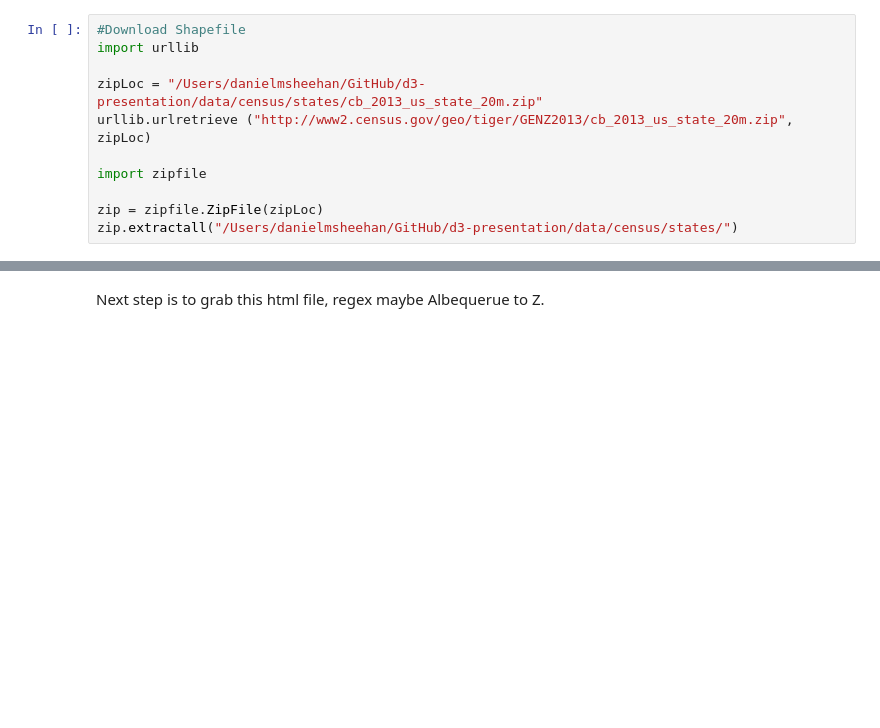
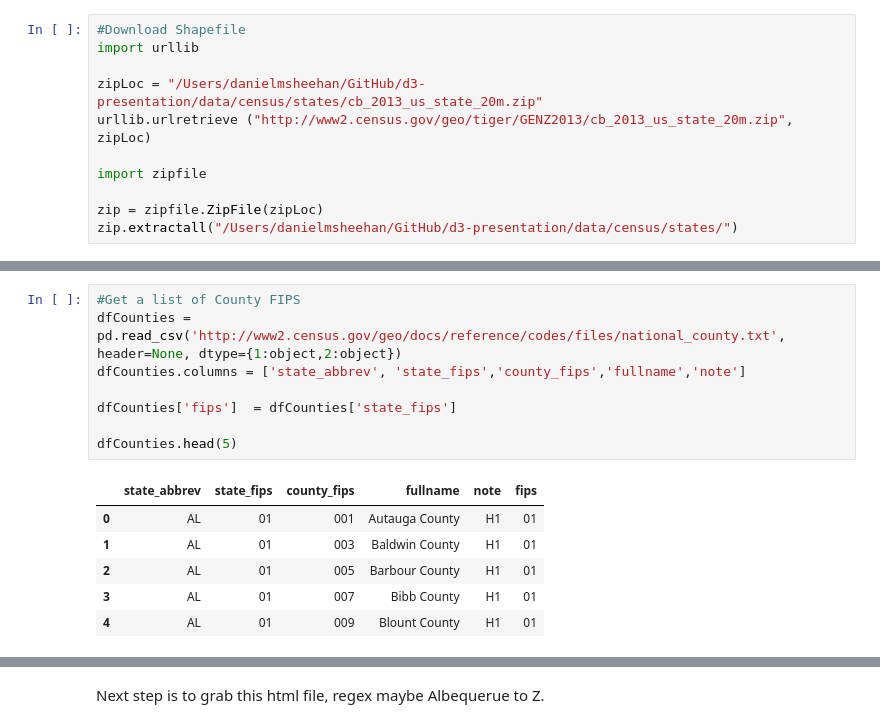
Before and after one commit to stat4701-edav-d3/d3-presentation, a Jupyter notebook: 01-read-in-source-data-for-all-sources.ipynb, the cells around one changed output, grey strips where cells are left out. Saved outputs shown, nothing was run; the diff lists cells and outputs as text; blank space fills up the shorter version.

```diff
--- a/01-read-in-source-data-for-all-sources.ipynb
+++ b/01-read-in-source-data-for-all-sources.ipynb
@@ -170,0 +200,15 @@ dfPop.head(20)
+# %%
+#Get a list of County FIPS
+dfCounties = pd.read_csv('http://www2.census.gov/geo/docs/reference/codes/files/national_county.txt', header=None, dtype={1:object,2:object})
+dfCounties.columns = ['state_abbrev', 'state_fips','county_fips','fullname','note']
+
+dfCounties['fips']  = dfCounties['state_fips']
+
+dfCounties.head(5)
+# %% [output]
+|  | state_abbrev | state_fips | county_fips | fullname | note | fips |
+| 0 | AL | 01 | 001 | Autauga County | H1 | 01 |
+| 1 | AL | 01 | 003 | Baldwin County | H1 | 01 |
+| 2 | AL | 01 | 005 | Barbour County | H1 | 01 |
+| 3 | AL | 01 | 007 | Bibb County | H1 | 01 |
+| 4 | AL | 01 | 009 | Blount County | H1 | 01 |
```
Also changed, not shown: parts of 5 cells of this notebook, 4 other files.
